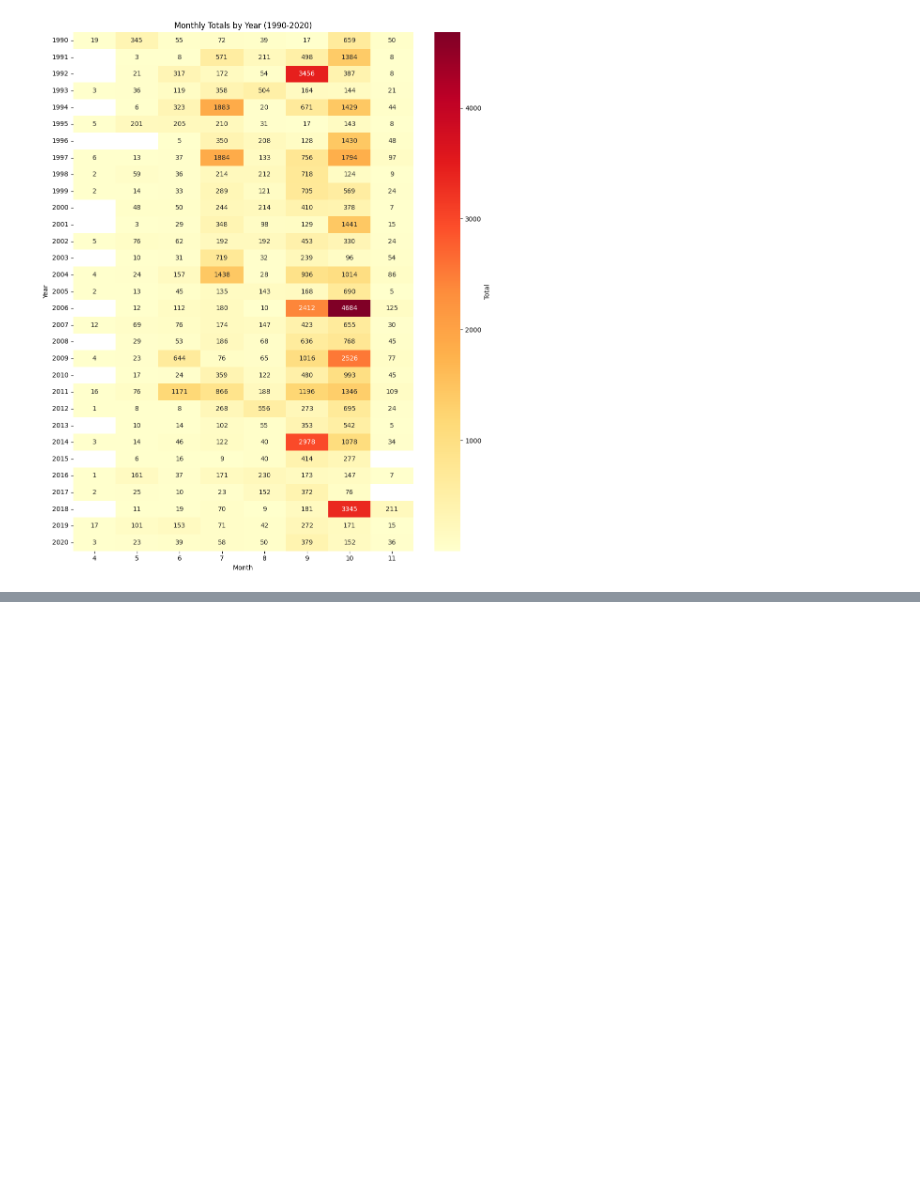
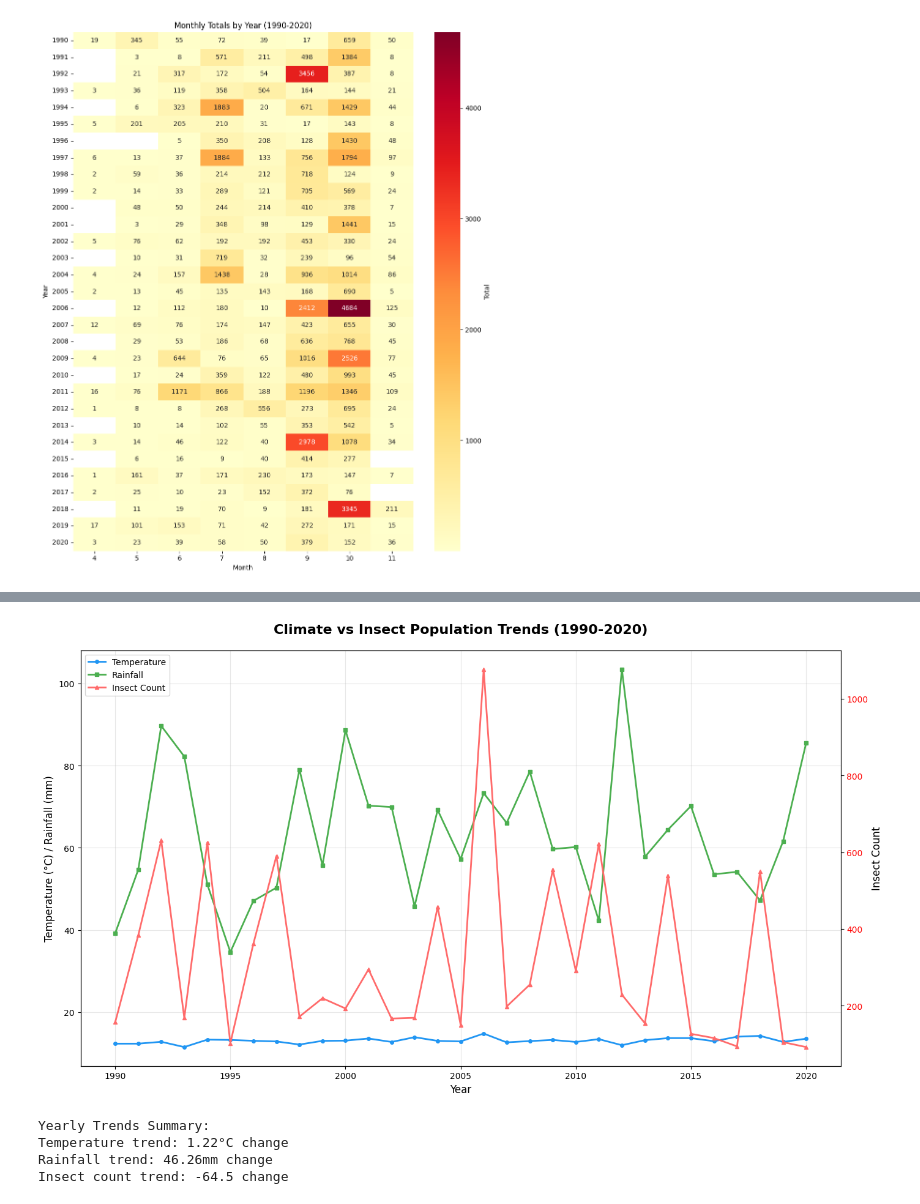
Before and after one commit to swimmingkirby/TeamOthers, a Jupyter notebook: ai/regression_final.ipynb, the cells around one changed output, grey strips where cells are left out. Cells and saved outputs as stored; diff of their text form; code cells hidden in the pictures; blank space fills up the shorter version.

```diff
--- a/ai/regression_final.ipynb
+++ b/ai/regression_final.ipynb
@@ -531,0 +875,56 @@ plt.show()
+# %%
+import matplotlib.pyplot as plt
+
+# Group by year and calculate means
+yearly_avg = final_df_2.groupby('year').agg({
+    'monthly_air_temp': 'mean',
+    'monthly_rainfall': 'mean',
+    'Total': 'mean'
+}).reset_index()
+
+# Create the plot
+fig, ax1 = plt.subplots(figsize=(14, 8))
+
+# Plot temperature and rainfall on left y-axis
+ax1.plot(yearly_avg['year'], yearly_avg['monthly_air_temp'],
+         color='#2196F3', linewidth=2, marker='o', markersize=4, label='Temperature')
+ax1.plot(yearly_avg['year'], yearly_avg['monthly_rainfall'],
+         color='#4CAF50', linewidth=2, marker='s', markersize=4, label='Rainfall')
+
+ax1.set_xlabel('Year', fontsize=12)
+ax1.set_ylabel('Temperature (°C) / Rainfall (mm)', fontsize=12)
+ax1.tick_params(axis='y', labelcolor='black')
+ax1.grid(True, alpha=0.3)
+
+# Create second y-axis for insect count
+ax2 = ax1.twinx()
+ax2.plot(yearly_avg['year'], yearly_avg['Total'],
+         color='#ff6b6b', linewidth=2, marker='^', markersize=4, label='Insect Count')
+ax2.set_ylabel('Insect Count', fontsize=12)
+ax2.tick_params(axis='y', labelcolor='red')
+
+# Add title and legends
+plt.title('Climate vs Insect Population Trends (1990-2020)', fontsize=16, fontweight='bold', pad=20)
+
+# Combine legends
+lines1, labels1 = ax1.get_legend_handles_labels()
+lines2, labels2 = ax2.get_legend_handles_labels()
+ax1.legend(lines1 + lines2, labels1 + labels2, loc='upper left')
+
+# Set x-axis to show every 5 years
+ax1.set_xticks(range(1990, 2025, 5))
+
+plt.tight_layout()
+plt.show()
+
+# Show correlation over time
+print("Yearly Trends Summary:")
+print(f"Temperature trend: {yearly_avg['monthly_air_temp'].iloc[-1] - yearly_avg['monthly_air_temp'].iloc[0]:.2f}°C change")
+print(f"Rainfall trend: {yearly_avg['monthly_rainfall'].iloc[-1] - yearly_avg['monthly_rainfall'].iloc[0]:.2f}mm change")
+print(f"Insect count trend: {yearly_avg['Total'].iloc[-1] - yearly_avg['Total'].iloc[0]:.1f} change")
+# %% [output]
+[figure, added]
+Yearly Trends Summary:
+Temperature trend: 1.22°C change
+Rainfall trend: 46.26mm change
+Insect count trend: -64.5 change
```
Also changed, not shown: parts of 8 cells of this notebook.
